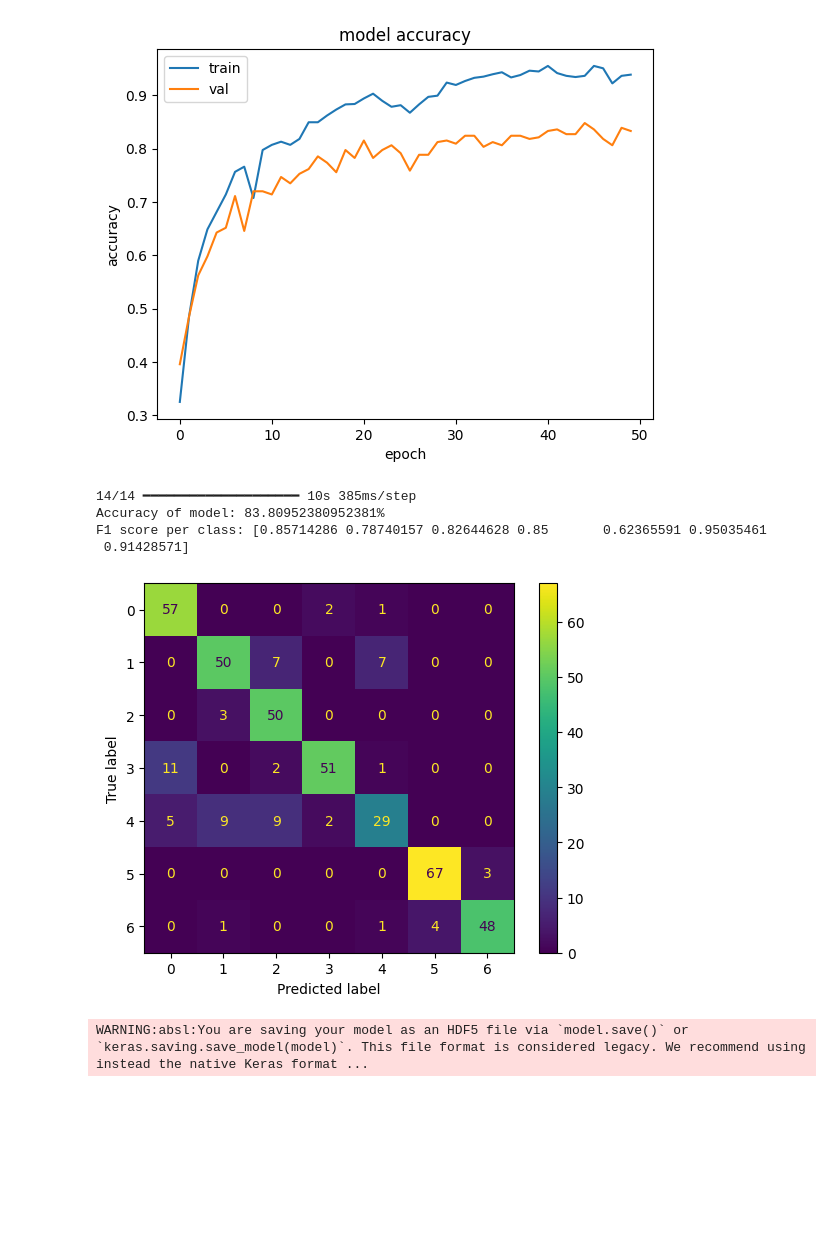
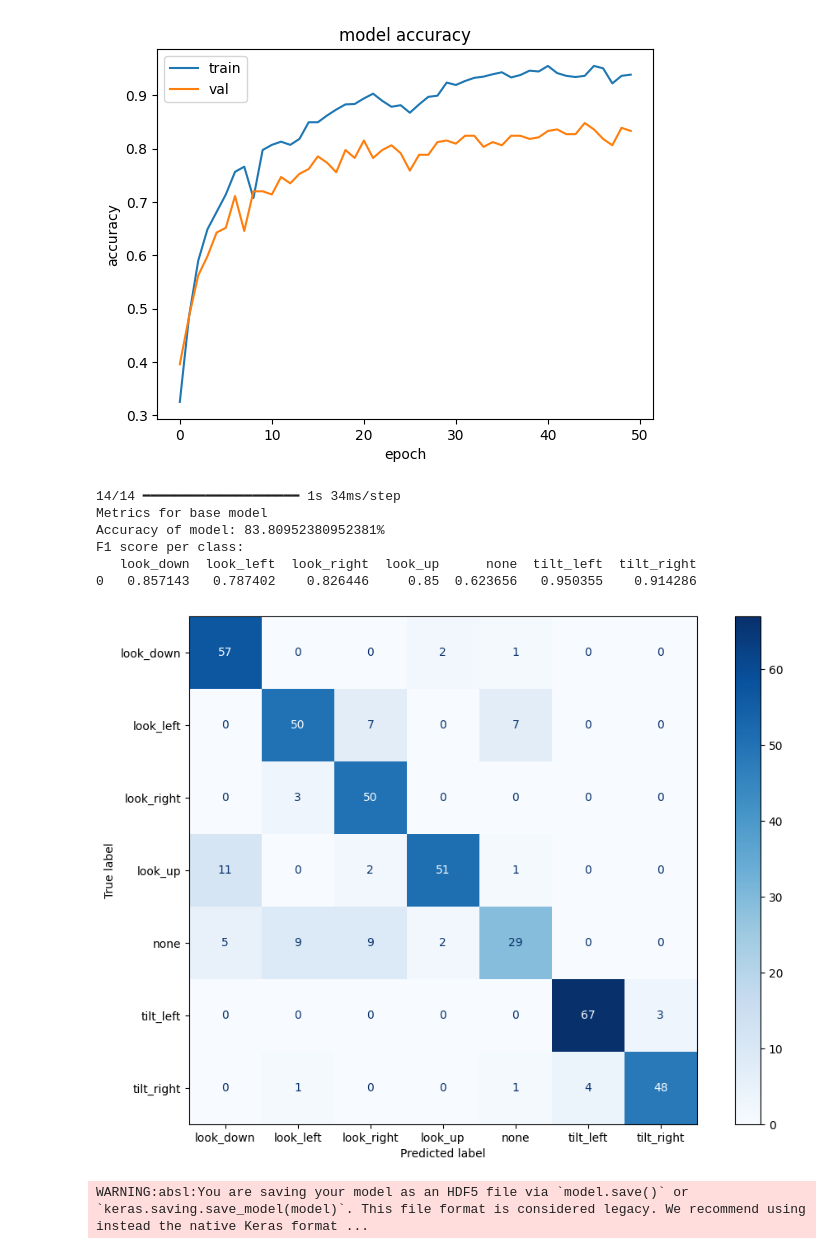
Before and after one commit to Marioshg/Pervasive_Computing_IMU_wearable_device, a Jupyter notebook: tf-lite/model.ipynb, the cells around one changed output. Drawn from its saved outputs; the diff is of its cells as text; code cells hidden in the pictures; blank space fills up the shorter version.

```diff
--- a/tf-lite/model.ipynb
+++ b/tf-lite/model.ipynb
@@ -33,6 +34,7 @@ X = X_flat.reshape(-1, 100, 6)
 y = df.iloc[:, 0].values
 le = LabelEncoder()
 y = le.fit_transform(y)
+labels = le.classes_
 
 X_train, X_test, y_train, y_test = train_test_split(X, y, test_size=0.2, random_state=RANDOM_SEED)
 # %%
@@ -129,27 +131,37 @@ Epoch 49/50
 Epoch 50/50
 42/42 ━━━━━━━━━━━━━━━━━━━━ 2s 45ms/step - accuracy: 0.9390 - loss: 0.1815 - val_accuracy: 0.8333 - val_loss: 0.6172
 [figure]
+# %%
+def print_metrics(y_pred, y_test=y_test, model_name="base model"):
+    print(f'Metrics for {model_name}')
+    accuracy = 100 * accuracy_score(y_test, y_pred)
+    print(f"Accuracy of model: {accuracy}%")
+
+    f1_raw = f1_score(y_test, y_pred, average=None)
+    f1_dict = {}
+    for (idx, score) in enumerate(f1_raw):
+        f1_dict[labels[idx]] = [score]
+    f1 = pd.DataFrame.from_dict(f1_dict)
+    print("F1 score per class:")
+    print(f1)
+
+    confusion = confusion_matrix(y_test, y_pred)
+    disp = ConfusionMatrixDisplay(confusion, display_labels=labels)
+
+    fig, ax = plt.subplots(figsize=(12,8))
+    disp.plot(ax=ax, cmap=plt.cm.Blues)
+    plt.show()
 # %%
 # test the model
 predictions = model.predict(X_test)  # Shape: (samples, num_classes)
 y_pred = tf.argmax(predictions, axis=1)
 
-accuracy = 100 * accuracy_score(y_test, y_pred)
-print(f"Accuracy of model: {accuracy}%")
-
-f1 = f1_score(y_test, y_pred, average=None)
-print(f"F1 score per class: {f1}")
-
-# f1 = 100 * f1_score(y_test, y_pred, average="binary")
-# print(f"Average f1 score of model: {f1}")
-
-confusion = confusion_matrix(y_test, y_pred)
-disp = ConfusionMatrixDisplay(confusion)
-disp.plot()
-plt.show()
+print_metrics(y_pred)
 # %% [output]
-14/14 ━━━━━━━━━━━━━━━━━━━━ 10s 385ms/step
+14/14 ━━━━━━━━━━━━━━━━━━━━ 1s 34ms/step
+Metrics for base model
 Accuracy of model: 83.80952380952381%
-F1 score per class: [0.85714286 0.78740157 0.82644628 0.85       0.62365591 0.95035461
- 0.91428571]
+F1 score per class:
+   look_down  look_left  look_right  look_up      none  tilt_left  tilt_right
+0   0.857143   0.787402    0.826446     0.85  0.623656   0.950355    0.914286
-[figure, old version]
+[figure, new version]
```
Also changed, not shown: parts of 12 cells of this notebook, 2 other files.
